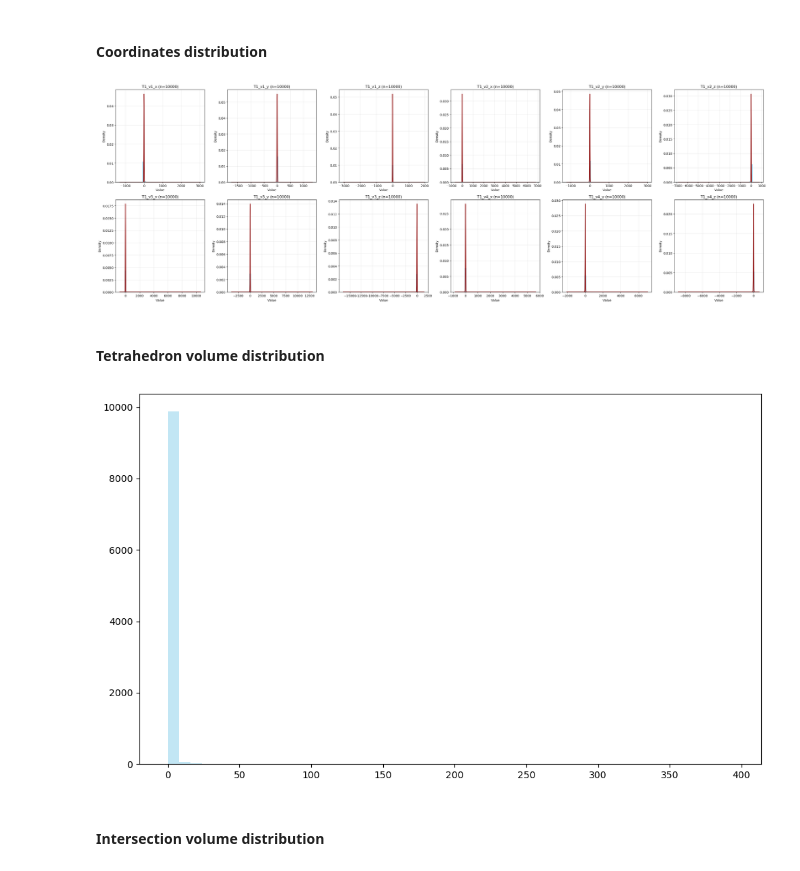
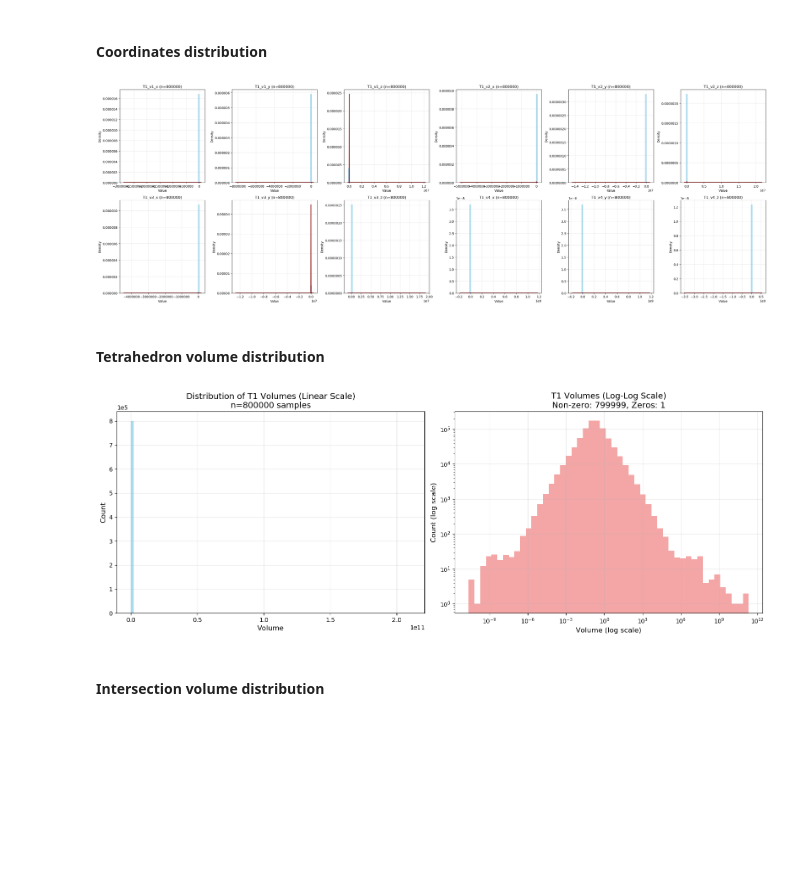
Before and after one commit to ErendiroPedro/tetrahedron_pair_ML, a Jupyter notebook: notebooks/data_analysis.ipynb, the cells around one changed output. Cells and saved outputs as stored; diff of their text form; code cells hidden in the pictures; blank space fills up the shorter version.

Commit message:
add data analysis for different datasets

```diff
--- a/notebooks/data_analysis.ipynb
+++ b/notebooks/data_analysis.ipynb
@@ -5,8 +5,8 @@ import pandas as pd
 parent_dir = '/home/sei/tetrahedron_pair_ML'
 sys.path.append(parent_dir)
 
-n = 10000
-tetrahedron_dataset = pd.read_csv('/home/sei/tetrahedron_pair_ML/data/processed/train/train_data.csv', nrows=n) # load only n, where n is the number of samples to
+n = 800000
+tetrahedron_dataset = pd.read_csv('/home/sei/tetrahedron_pair_ML/data/processed/train/train_data.csv')
 
 def has_t2_columns(df):
     """Check if the dataframe contains T2 columns"""
@@ -154,7 +154,7 @@ for ax, col in zip(axes, columns):
 plt.tight_layout()
 plt.show()
 # %% [output]
-[figure, old version]
+[figure, new version]
 # %% [markdown]
 #### Tetrahedron volume distribution
 # %%
@@ -196,50 +196,83 @@ volumes_t2 = np.array(t2_volumes).ravel()
 
 if has_t2_columns(tetrahedron_dataset):
     # Create two subplots (original code)
-    fig, axes = plt.subplots(1, 2, figsize=(20, 6))
+    fig, axes = plt.subplots(1, 3, figsize=(24, 6))
 
     # Plot for T1
     counts, bins, _ = axes[0].hist(volumes_t1, bins=50, color='skyblue', alpha=0.5)
     kde = gaussian_kde(volumes_t1)
     x = np.linspace(volumes_t1.min(), volumes_t1.max(), 500)
     axes[0].plot(x, kde(x) * len(volumes_t1) * (bins[1] - bins[0]), color='darkred', lw=2)
     axes[0].set_title(f'Distribution of T1 Volumes (n={len(volumes_t1)})', fontsize=16)
     axes[0].set_xlabel('Volume', fontsize=14)
     axes[0].set_ylabel('Count', fontsize=14)
     axes[0].set_xlim(0, volumes_t1.max())
     axes[0].grid(True, alpha=0.3)
 
     # Plot for T2
     counts, bins, _ = axes[1].hist(volumes_t2, bins=50, color='skyblue', alpha=0.5)
     kde = gaussian_kde(volumes_t2)
     x = np.linspace(volumes_t2.min(), volumes_t2.max(), 500)
     axes[1].plot(x, kde(x) * len(volumes_t2) * (bins[1] - bins[0]), color='darkred', lw=2)
     axes[1].set_title(f'Distribution of T2 Volumes (n={len(volumes_t2)})', fontsize=16)
     axes[1].set_xlabel('Volume', fontsize=14)
     axes[1].set_ylabel('Count', fontsize=14)
     axes[1].set_xlim(0, volumes_t2.max())
     axes[1].grid(True, alpha=0.3)
 
 
+    # --- Joint Distribution Plot ---
+    hist2d_bins = 50
+    H, xedges, yedges = np.histogram2d(volumes_t1, volumes_t2, bins=hist2d_bins)
+
+    # Transpose H because pcolormesh expects (Y, X) dimensions
+    H = H.T
+
+    X, Y = np.meshgrid(xedges, yedges)
+    pcm = axes[2].pcolormesh(X, Y, H, cmap='viridis', shading='auto')
+    axes[2].set_title('Joint Distribution of T1 and T2 Volumes', fontsize=14)
+    axes[2].set_xlabel('Volume T1', fontsize=12)
+    axes[2].set_ylabel('Volume T2', fontsize=12)
+    axes[2].set_xlim(0, 0.03)
+    axes[2].set_ylim(0, 0.03)
+
+    fig.colorbar(pcm, ax=axes[2], label='Counts')
+    axes[2].grid(True, alpha=0.3)
 else:
-    # Create a single plot for T1 only
-    fig, ax = plt.subplots(figsize=(10, 6))
-    counts, bins, _ = ax.hist(volumes_t1, bins=50, color='skyblue', alpha=0.5)
+    # Create a single plot for T1 only - handle full range with log scale
+    fig, (ax1, ax2) = plt.subplots(1, 2, figsize=(16, 6))
 
-    # Plot for T1
-    counts, bins, _ = axes[0].hist(volumes_t1, bins=50, color='skyblue', alpha=0.5)
-    kde = gaussian_kde(volumes_t1)
-    x = np.linspace(volumes_t1.min(), volumes_t1.max(), 500)
-    axes[0].plot(x, kde(x) * len(volumes_t1) * (bins[1] - bins[0]), color='darkred', lw=2)
-    axes[0].set_title(f'Distribution of T1 Volumes (n={len(volumes_t1)})', fontsize=16)
-    axes[0].set_xlabel('Volume', fontsize=14)
-    axes[0].set_ylabel('Count', fontsize=14)
-    axes[0].set_xlim(0, volumes_t1.max())
-    axes[0].grid(True, alpha=0.3)
+    # Plot 1: Linear scale histogram for all data
+    counts, bins, _ = ax1.hist(volumes_t1, bins=100, color='skyblue', alpha=0.7)
+    ax1.set_title(f'Distribution of T1 Volumes (Linear Scale)\nn={len(volumes_t1)} samples', fontsize=14)
+    ax1.set_xlabel('Volume', fontsize=12)
+    ax1.set_ylabel('Count', fontsize=12)
+    ax1.grid(True, alpha=0.3)
+    ax1.ticklabel_format(style='scientific', axis='x', scilimits=(0,0))
+    ax1.ticklabel_format(style='scientific', axis='y', scilimits=(0,0))
+
+    # Plot 2: Log scale for better visualization of distribution shape
+    # Separate zeros and non-zeros
+    volumes_nonzero = volumes_t1[volumes_t1 > 0]
+    zero_count = len(volumes_t1) - len(volumes_nonzero)
+
+    if len(volumes_nonzero) > 0:
+        # Use log-spaced bins for better distribution
+        log_bins = np.logspace(np.log10(volumes_nonzero.min()),
+                              np.log10(volumes_nonzero.max()),
+                              50)
+
+        ax2.hist(volumes_nonzero, bins=log_bins, color='lightcoral', alpha=0.7)
+        ax2.set_xscale('log')
+        ax2.set_yscale('log')
+        ax2.set_title(f'T1 Volumes (Log-Log Scale)\nNon-zero: {len(volumes_nonzero)}, Zeros: {zero_count}', fontsize=14)
+        ax2.set_xlabel('Volume (log scale)', fontsize=12)
+        ax2.set_ylabel('Count (log scale)', fontsize=12)
+        ax2.grid(True, alpha=0.3)
 
 plt.tight_layout()
 plt.show()
 # %% [output]
-[figure, old version]
+[figure, new version]
 # %% [markdown]
 #### Intersection volume distribution
```
Also changed, not shown: parts of 6 cells of this notebook, 4 other files.
